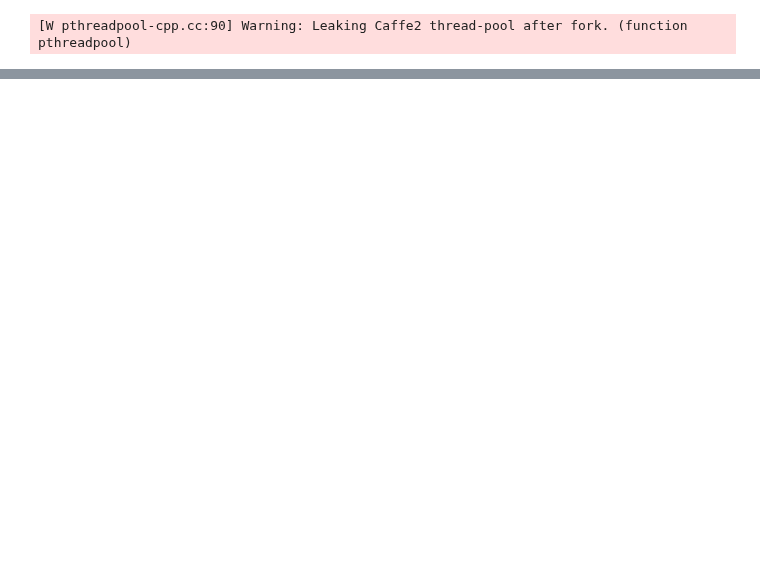
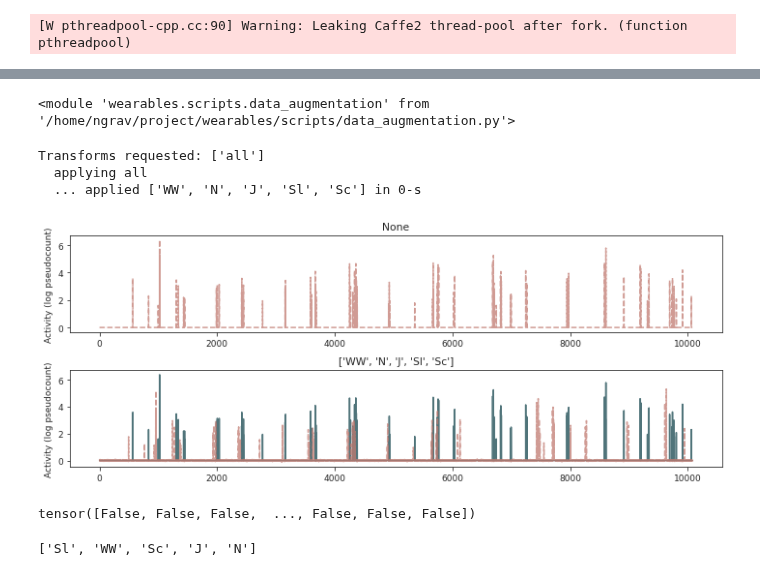
Before and after one commit to nealgravindra/wearables, a Jupyter notebook: notebooks/data_aug_dev.ipynb, the cells around one changed output, grey strips where cells are left out. Drawn from its saved outputs; the diff is of its cells as text; code cells hidden in the pictures; blank space fills up the shorter version.

```diff
--- a/notebooks/data_aug_dev.ipynb
+++ b/notebooks/data_aug_dev.ipynb
@@ -192,0 +147,40 @@ tensor([[[0.0596, 0.0369],
+# %%
+import importlib
+importlib.reload(aug)
+# %% [output]
+<module 'wearables.scripts.data_augmentation' from '/home/ngrav/project/wearables/scripts/data_augmentation.py'>
+# %%
+# test data augmenter
+
+Xprime, augsapplied = aug.augment_data(X[idx, :, :].unsqueeze(0),
+                                       mode = ['all'], verbose=True)
+# %% [output]
+Transforms requested: ['all']
+  applying all
+  ... applied ['WW', 'N', 'J', 'Sl', 'Sc'] in 0-s
+# %%
+fig, ax = plt.subplots(2, 1, figsize=(10, 4))
+ax[0].plot(np.arange(X.shape[2]), X[idx, 0, :], label='raw data', color=sns.color_palette("cubehelix", 8)[4], linestyle='--', alpha=0.75)
+ax[0].set_xlabel('')
+ax[0].set_ylabel('Activity (log pseudocount)')
+ax[0].set_title('None')
+
+ax[1].plot(np.arange(X.shape[2]), X[idx, 0, :], label='raw data', color=sns.color_palette("cubehelix", 8)[1], alpha=0.75)
+ax[1].plot(np.arange(X.shape[2]), Xprime[0, 0, :], label='transform', color=sns.color_palette("cubehelix", 8)[4], linestyle='--', alpha=0.75)
+ax[1].set_xlabel('')
+ax[1].set_ylabel('Activity (log pseudocount)')
+ax[1].set_title('{}'.format(augsapplied))
+
+fig.tight_layout()
+
+fig.savefig('/home/ngrav/project/wearables/results/data_aug_all_randorder_id{}.pdf'.format(batch['id'][idx]), bbox_inches='tight', dpi=600, transparent=True)
+# %% [output]
+[figure, added]
+# %%
+X[idx, 0, :] == Xprime[0, 0, :]
+# %% [output]
+tensor([False, False, False,  ..., False, False, False])
+# %%
+transform_bank
+# %% [output]
+['Sl', 'WW', 'Sc', 'J', 'N']
```
Also changed, not shown: parts of 18 cells of this notebook, 5 other files.
